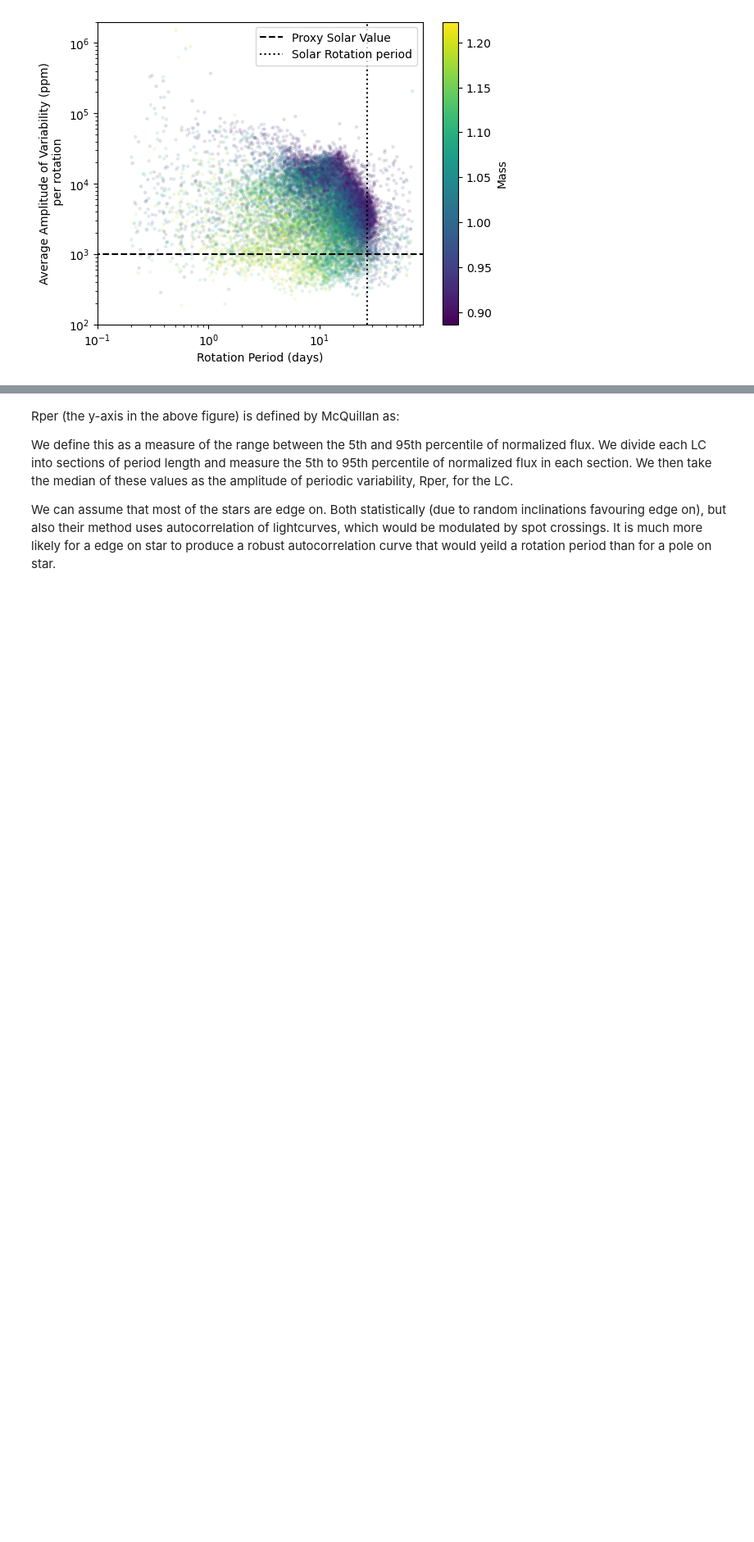
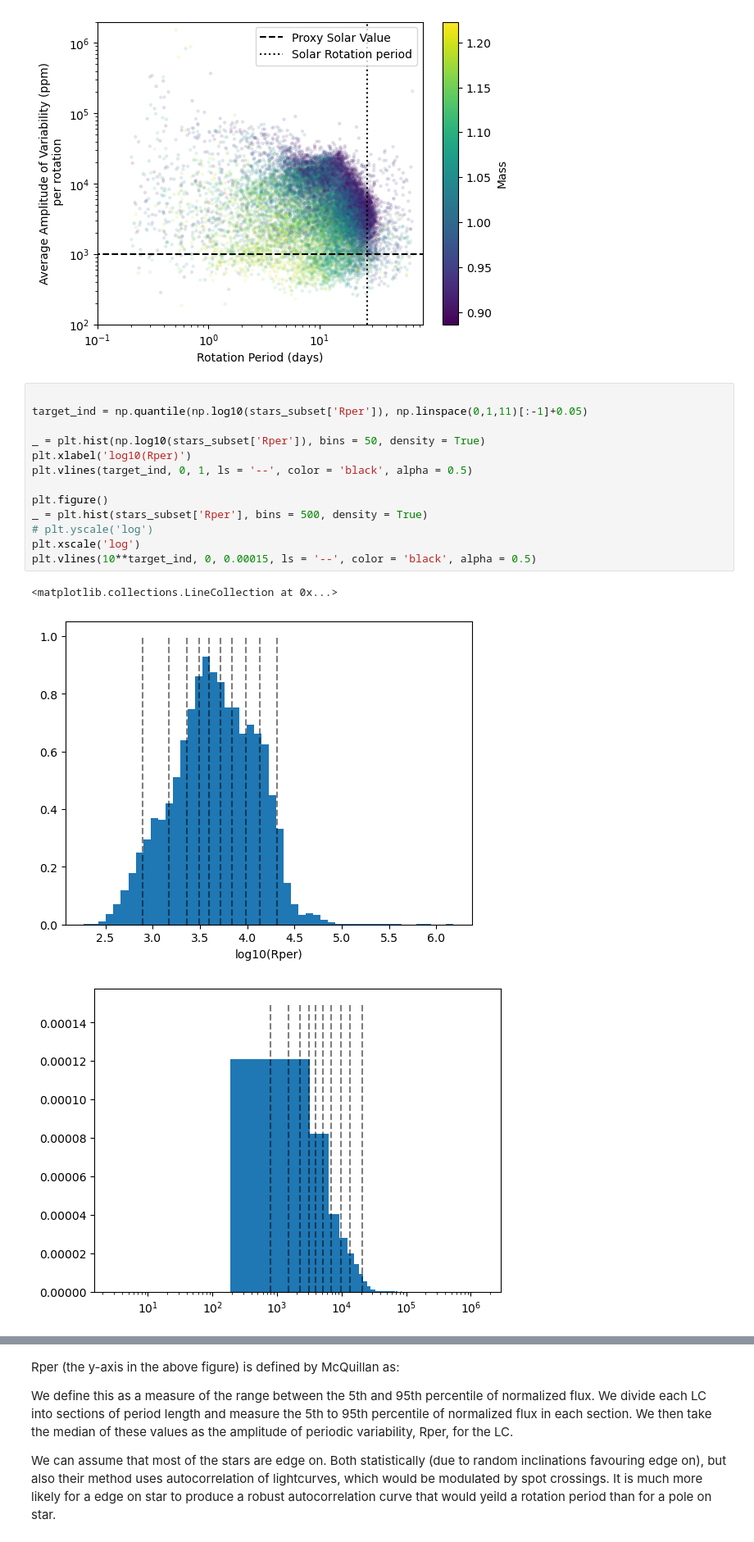
Before and after one commit to ConaireD/SHERA_Stellar_Noise, a Jupyter notebook: StarComparisonFinder.ipynb, the cells around one changed output, grey strips where cells are left out. Shown: that part at 82% size. Drawn from its saved outputs; the diff is of its cells as text; blank space fills up the shorter version.

```diff
--- a/StarComparisonFinder.ipynb
+++ b/StarComparisonFinder.ipynb
@@ -65,3 +65,20 @@ plt.legend()
 # %% [output]
 <matplotlib.legend.Legend at 0x...>
 [figure]
+# %%
+
+target_ind = np.quantile(np.log10(stars_subset['Rper']), np.linspace(0,1,11)[:-1]+0.05)
+
+_ = plt.hist(np.log10(stars_subset['Rper']), bins = 50, density = True)
+plt.xlabel('log10(Rper)')
+plt.vlines(target_ind, 0, 1, ls = '--', color = 'black', alpha = 0.5)
+
+plt.figure()
+_ = plt.hist(stars_subset['Rper'], bins = 500, density = True)
+# plt.yscale('log')
+plt.xscale('log')
+plt.vlines(10**target_ind, 0, 0.00015, ls = '--', color = 'black', alpha = 0.5)
+# %% [output]
+<matplotlib.collections.LineCollection at 0x...>
+[figure, added]
+[figure, added]
```
Also changed, not shown: parts of 8 cells of this notebook.
